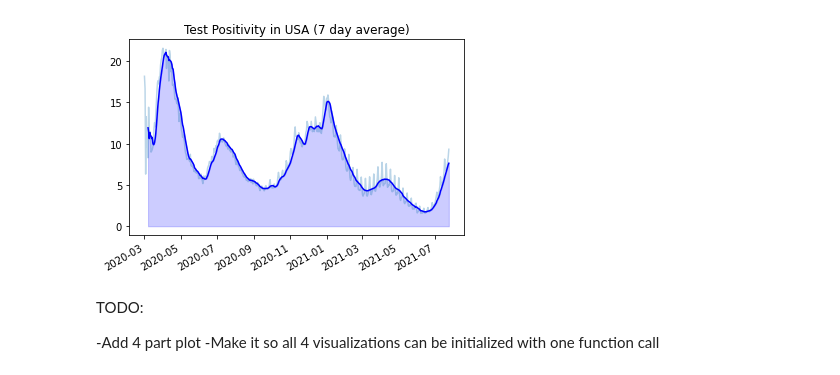
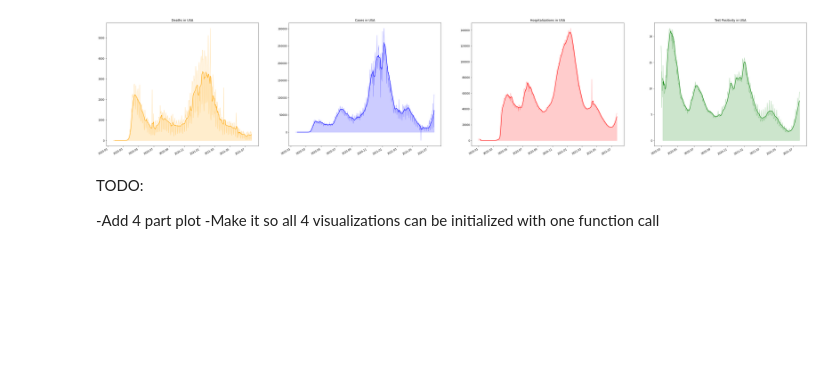
Before and after one commit to jonahdf/covid-twitter-bot, a Jupyter notebook: main.ipynb, the cells around one changed output. Saved outputs shown, nothing was run; the diff lists cells and outputs as text; code cells hidden in the pictures; blank space fills up the shorter version.

Commit message:
Moved data processing to separate file, made 4-part plot

```diff
--- a/main.ipynb
+++ b/main.ipynb
@@ -137,10 +11,45 @@ def plot_positivity(data, location, plot_color):
-# %%
-starting_date = datetime.date(2020,3,1)
-end_date = datetime.date.today()
-us_pos = get_us_positivity(starting_date, end_date)
-plot_positivity(us_pos, "USA", 'blue')
-# %% [output]
-[figure, removed]
+# %%
+"""
+plot
+Plots data with 7 day average
+
+data: dataframe time series with column 'date' and data in 1st column
+plot_color: Color to use for plot
+label: string of plot label
+rolling: Boolean, True to overlay 7-day average
+"""
+def plot(data, ax=None, plot_color="blue", label="", rolling=True):
+    ax = ax or plt.gca()
+    x, y0 = data.date, data.iloc[:,1]
+    if(rolling):
+        y1 = data.iloc[:,1].rolling(7).mean()
+        ax.plot(x, y0, alpha=.3, color=plot_color)
+        ax.plot(x, y1, color=plot_color)
+        ax.fill_between(x, y1, 0, facecolor=plot_color, color=plot_color, alpha=0.2)
+    else:
+        ax.plot(x, y0, color=plot_color)
+        ax.fill_between(x, y0, 0, facecolor=plot_color, color=plot_color, alpha=0.2)
+    ax.title.set_text(label)
+    fig.autofmt_xdate()
+    return ax
+# %%
+us_pos = dp.get_us_positivity()
+us_case = dp.get_us_cases()
+us_death = dp.get_us_deaths()
+us_hosp = dp.get_us_hospitalizations()
+
+fig, axs = plt.subplots(1,4, figsize=(50,10))
+
+plot(us_death, axs[0], plot_color="orange", label='Deaths in USA')
+plot(us_case, axs[1], plot_color="blue", label='Cases in USA')
+plot(us_hosp, axs[2], plot_color="red", label='Hospitalizations in USA')
+plot(us_pos, axs[3], plot_color="green", label='Test Positivity in USA')
+plt.show()
+# plot(us_pos, "red", "Test positivity in USA")
+# plot(us_death, "green", "Deaths in USA")
+# plot(us_hosp, "orange", "Hospitalizations in USA", False)
+# %% [output]
+[figure, added]
 # %% [markdown]
 TODO:
 
```
Also changed, not shown: parts of 8 cells of this notebook, 1 other file.
